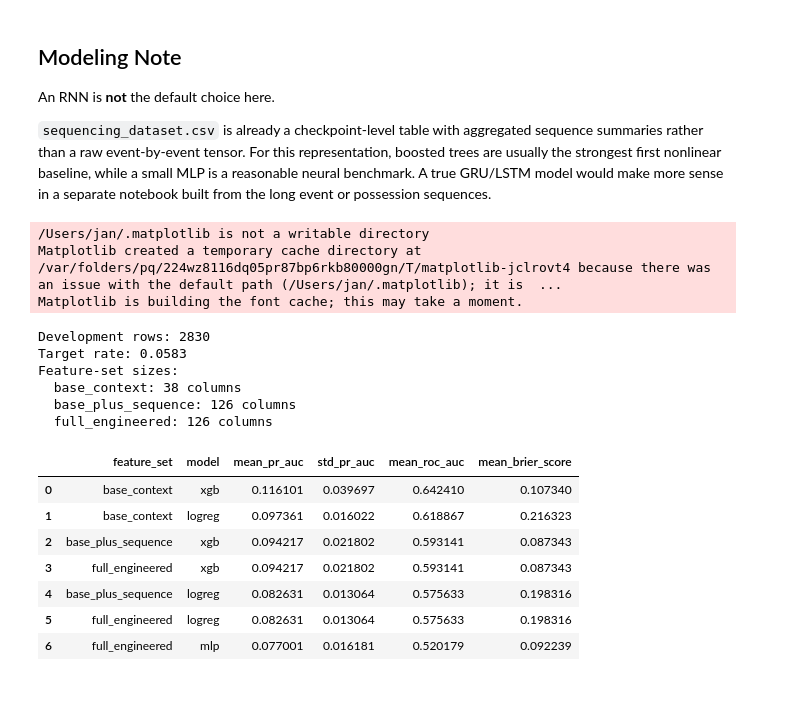
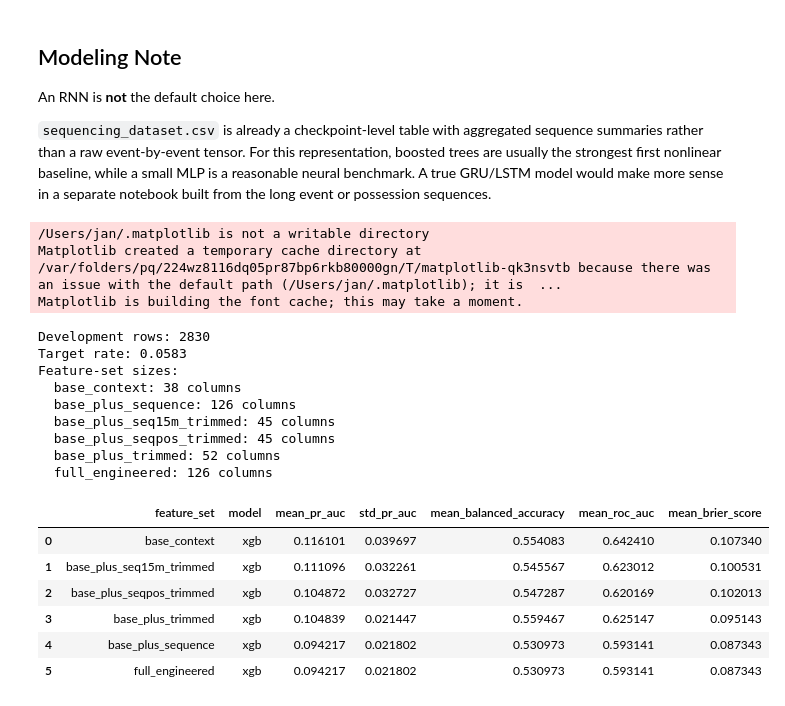
Before and after one commit to janwolyniak/WEC_26, a Jupyter notebook: notebooks/sequencing_model_pipeline.ipynb, the cells around one changed output. Cells and saved outputs as stored; diff of their text form; code cells hidden in the pictures.

```diff
--- a/notebooks/sequencing_model_pipeline.ipynb
+++ b/notebooks/sequencing_model_pipeline.ipynb
@@ -30,7 +30,7 @@ import torch
 from sklearn.compose import ColumnTransformer
 from sklearn.impute import SimpleImputer
 from sklearn.linear_model import LogisticRegression
-from sklearn.metrics import average_precision_score, brier_score_loss, roc_auc_score
+from sklearn.metrics import average_precision_score, balanced_accuracy_score, brier_score_loss, roc_auc_score
 from sklearn.pipeline import Pipeline
 from sklearn.preprocessing import FunctionTransformer, OneHotEncoder, StandardScaler
 from xgboost import XGBClassifier
@@ -48,6 +48,25 @@ Path(os.environ["MPLCONFIGDIR"]).mkdir(parents=True, exist_ok=True)
 RANDOM_STATE = 42
 TARGET = "scored_after"
 RUN_MLP = True
+
+SEQ15M_TRIMMED_FEATURES = [
+    "seq15m_pressure_total",
+    "seq15m_pressure_turnover_total",
+    "seq15m_longest_active_streak",
+    "seq15m_recency_weighted_pressure_total",
+    "seq15m_active_minute_share",
+    "seq15m_late_burst_count",
+    "seq15m_shots_same_or_next_min_after_pressure",
+]
+SEQPOS_TRIMMED_FEATURES = [
+    "seqpos_strict_link_rate",
+    "seqpos_mean_shots_per_possession",
+    "seqpos_possessions_with_shots_share",
+    "seqpos_pressure_shot_escalation_share",
+    "seqpos_forward_pressure_shot_share",
+    "seqpos_linked_pressure_total",
+    "seqpos_mean_runs_per_possession",
+]
 
 
 def safe_divide(numerator: pd.Series, denominator: pd.Series) -> pd.Series:
@@ -181,8 +200,10 @@ def build_preprocessor(df: pd.DataFrame, feature_columns: list[str], scale_numer
 
 def metric_row(y_true: pd.Series, y_score: np.ndarray) -> dict[str, float]:
     y_true = pd.Series(y_true).astype(int)
+    y_pred = (np.asarray(y_score) >= 0.5).astype(int)
     return {
         "pr_auc": float(average_precision_score(y_true, y_score)),
+        "balanced_accuracy": float(balanced_accuracy_score(y_true, y_pred)),
         "roc_auc": float(roc_auc_score(y_true, y_score)) if y_true.nunique() > 1 else np.nan,
         "brier_score": float(brier_score_loss(y_true, y_score)),
         "target_rate": float(y_true.mean()),
@@ -227,7 +248,7 @@ def train_mlp(X_train: np.ndarray, y_train: np.ndarray, X_valid: np.ndarray, see
         return torch.sigmoid(valid_logits).cpu().numpy()
 # %% [output]
 /Users/jan/.matplotlib is not a writable directory
-Matplotlib created a temporary cache directory at /var/folders/pq/224wz8116dq05pr87bp6rkb80000gn/T/matplotlib-jclrovt4 because there was an issue with the default path (/Users/jan/.matplotlib); it is  ...
+Matplotlib created a temporary cache directory at /var/folders/pq/224wz8116dq05pr87bp6rkb80000gn/T/matplotlib-qk3nsvtb because there was an issue with the default path (/Users/jan/.matplotlib); it is  ...
 Matplotlib is building the font cache; this may take a moment.
 # %%
 sequence_df = pd.read_csv(DATA_DIR / "sequencing_dataset.csv")
@@ -283,6 +304,9 @@ derived_feature_columns = sorted(set(model_df.columns) - set(sequence_df.columns
 feature_sets = {
     "base_context": list(dict.fromkeys(base_feature_columns)),
     "base_plus_sequence": list(dict.fromkeys(base_feature_columns + sequence_feature_columns)),
+    "base_plus_seq15m_trimmed": list(dict.fromkeys(base_feature_columns + SEQ15M_TRIMMED_FEATURES)),
+    "base_plus_seqpos_trimmed": list(dict.fromkeys(base_feature_columns + SEQPOS_TRIMMED_FEATURES)),
+    "base_plus_trimmed": list(dict.fromkeys(base_feature_columns + SEQ15M_TRIMMED_FEATURES + SEQPOS_TRIMMED_FEATURES)),
     "full_engineered": list(dict.fromkeys(base_feature_columns + sequence_feature_columns + derived_feature_columns)),
 }
 
@@ -294,12 +318,22 @@ print("Target rate:", round(float(development_df[TARGET].mean()), 4))
 print("Feature-set sizes:")
 for name, columns in feature_sets.items():
     print(f"  {name}: {len(columns)} columns")
+
+pd.DataFrame(
+    {
+        "feature": SEQ15M_TRIMMED_FEATURES + SEQPOS_TRIMMED_FEATURES,
+        "family": ["seq15m"] * len(SEQ15M_TRIMMED_FEATURES) + ["seqpos"] * len(SEQPOS_TRIMMED_FEATURES),
+    }
+).to_csv(ARTIFACT_DIR / "trimmed_sequence_features.csv", index=False)
 # %% [output]
 Development rows: 2830
 Target rate: 0.0583
 Feature-set sizes:
   base_context: 38 columns
   base_plus_sequence: 126 columns
+  base_plus_seq15m_trimmed: 45 columns
+  base_plus_seqpos_trimmed: 45 columns
+  base_plus_trimmed: 52 columns
   full_engineered: 126 columns
 # %%
 fold_rows: list[dict[str, object]] = []
@@ -383,6 +417,7 @@ for feature_set_name, feature_columns in feature_sets.items():
                 "model": model_name,
                 "mean_pr_auc": float(fold_metric_df["pr_auc"].mean()),
                 "std_pr_auc": float(fold_metric_df["pr_auc"].std(ddof=0)),
+                "mean_balanced_accuracy": float(fold_metric_df["balanced_accuracy"].mean()),
                 "mean_roc_auc": float(fold_metric_df["roc_auc"].mean()),
                 "mean_brier_score": float(fold_metric_df["brier_score"].mean()),
             }
@@ -412,7 +447,7 @@ for feature_set_name, feature_columns in feature_sets.items():
             interpretation_tables[f"{feature_set_name}_{model_name}"] = importance_table.sort_values("value", ascending=False)
 
 if RUN_MLP:
-    mlp_feature_columns = feature_sets["full_engineered"]
+    mlp_feature_columns = feature_sets["base_plus_trimmed"]
     mlp_fold_rows = []
     mlp_oof = []
     for fold_id in fold_ids:
@@ -428,12 +463,12 @@ if RUN_MLP:
             RANDOM_STATE,
         )
         metric_values = metric_row(valid_df[TARGET], valid_scores)
-        metric_values.update({"feature_set": "full_engineered", "model": "mlp", "fold": fold_id})
+        metric_values.update({"feature_set": "base_plus_trimmed", "model": "mlp", "fold": fold_id})
         mlp_fold_rows.append(metric_values)
         fold_rows.append(metric_values)
         mlp_oof.append(
             valid_df[["scored_after_eval_key", TARGET, "fold"]].assign(
-                feature_set="full_engineered",
+                feature_set="base_plus_trimmed",
                 model="mlp",
                 prediction=valid_scores,
             )
@@ -442,48 +477,51 @@ if RUN_MLP:
     mlp_metric_df = pd.DataFrame(mlp_fold_rows)
     summary_rows.append(
         {
-            "feature_set": "full_engineered",
+            "feature_set": "base_plus_trimmed",
             "model": "mlp",
             "mean_pr_auc": float(mlp_metric_df["pr_auc"].mean()),
             "std_pr_auc": float(mlp_metric_df["pr_auc"].std(ddof=0)),
+            "mean_balanced_accuracy": float(mlp_metric_df["balanced_accuracy"].mean()),
             "mean_roc_auc": float(mlp_metric_df["roc_auc"].mean()),
             "mean_brier_score": float(mlp_metric_df["brier_score"].mean()),
         }
     )
     oof_predictions.append(pd.concat(mlp_oof, ignore_index=True))
 
 fold_metrics_df = pd.DataFrame(fold_rows).sort_values(["model", "feature_set", "fold"]).reset_index(drop=True)
-summary_df = pd.DataFrame(summary_rows).sort_values(["mean_pr_auc", "mean_roc_auc"], ascending=[False, False]).reset_index(drop=True)
+summary_df = pd.DataFrame(summary_rows).sort_values(["mean_pr_auc", "mean_balanced_accuracy", "mean_roc_auc"], ascending=[False, False, False]).reset_index(drop=True)
 oof_df = pd.concat(oof_predictions, ignore_index=True)
+
+xgb_ablation_df = summary_df[summary_df["model"] == "xgb"].copy().reset_index(drop=True)
 
 best_row = summary_df.iloc[0]
 best_key = f"{best_row['feature_set']}_{best_row['model']}"
 best_interpretation = interpretation_tables.get(best_key)
 
 fold_metrics_df.to_csv(ARTIFACT_DIR / "fold_metrics.csv", index=False)
 summary_df.to_csv(ARTIFACT_DIR / "model_summary.csv", index=False)
+xgb_ablation_df.to_csv(ARTIFACT_DIR / "xgb_ablation_summary.csv", index=False)
 oof_df.to_csv(ARTIFACT_DIR / "oof_predictions.csv", index=False)
 pd.DataFrame({"feature": derived_feature_columns}).to_csv(ARTIFACT_DIR / "derived_feature_columns.csv", index=False)
 
 for key, table in interpretation_tables.items():
     table.head(50).to_csv(ARTIFACT_DIR / f"{key}_top_features.csv", index=False)
 
 if best_interpretation is not None:
     plot_table = best_interpretation.head(20).iloc[::-1]
     plt.figure(figsize=(8, 6))
     plt.barh(plot_table["feature"], plot_table["value"])
     plt.title(f"Top Features: {best_row['model']} on {best_row['feature_set']}")
     plt.tight_layout()
     plt.savefig(ARTIFACT_DIR / "best_model_top_features.png", dpi=150)
     plt.close()
 
-summary_df
+xgb_ablation_df
 # %% [output]
-|  | feature_set | model | mean_pr_auc | std_pr_auc | mean_roc_auc | mean_brier_score |
-| 0 | base_context | xgb | 0.116101 | 0.039697 | 0.642410 | 0.107340 |
-| 1 | base_context | logreg | 0.097361 | 0.016022 | 0.618867 | 0.216323 |
-| 2 | base_plus_sequence | xgb | 0.094217 | 0.021802 | 0.593141 | 0.087343 |
-| 3 | full_engineered | xgb | 0.094217 | 0.021802 | 0.593141 | 0.087343 |
-| 4 | base_plus_sequence | logreg | 0.082631 | 0.013064 | 0.575633 | 0.198316 |
-| 5 | full_engineered | logreg | 0.082631 | 0.013064 | 0.575633 | 0.198316 |
-| 6 | full_engineered | mlp | 0.077001 | 0.016181 | 0.520179 | 0.092239 |
+|  | feature_set | model | mean_pr_auc | std_pr_auc | mean_balanced_accuracy | mean_roc_auc | mean_brier_score |
+| 0 | base_context | xgb | 0.116101 | 0.039697 | 0.554083 | 0.642410 | 0.107340 |
+| 1 | base_plus_seq15m_trimmed | xgb | 0.111096 | 0.032261 | 0.545567 | 0.623012 | 0.100531 |
+| 2 | base_plus_seqpos_trimmed | xgb | 0.104872 | 0.032727 | 0.547287 | 0.620169 | 0.102013 |
+| 3 | base_plus_trimmed | xgb | 0.104839 | 0.021447 | 0.559467 | 0.625147 | 0.095143 |
+| 4 | base_plus_sequence | xgb | 0.094217 | 0.021802 | 0.530973 | 0.593141 | 0.087343 |
+| 5 | full_engineered | xgb | 0.094217 | 0.021802 | 0.530973 | 0.593141 | 0.087343 |
```
Also changed, not shown: 2 other files.
